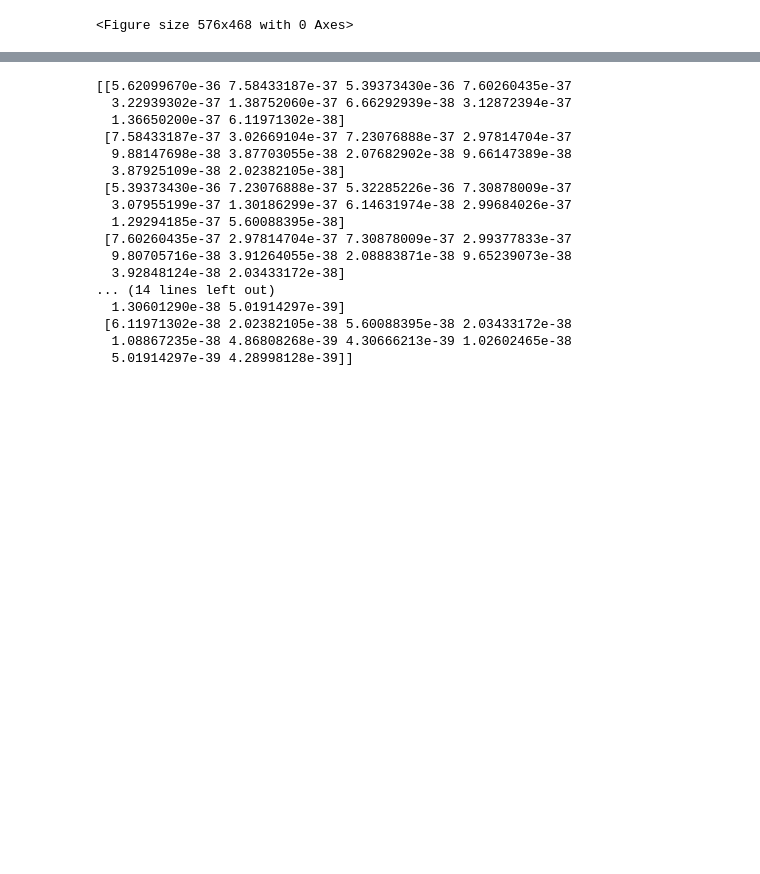
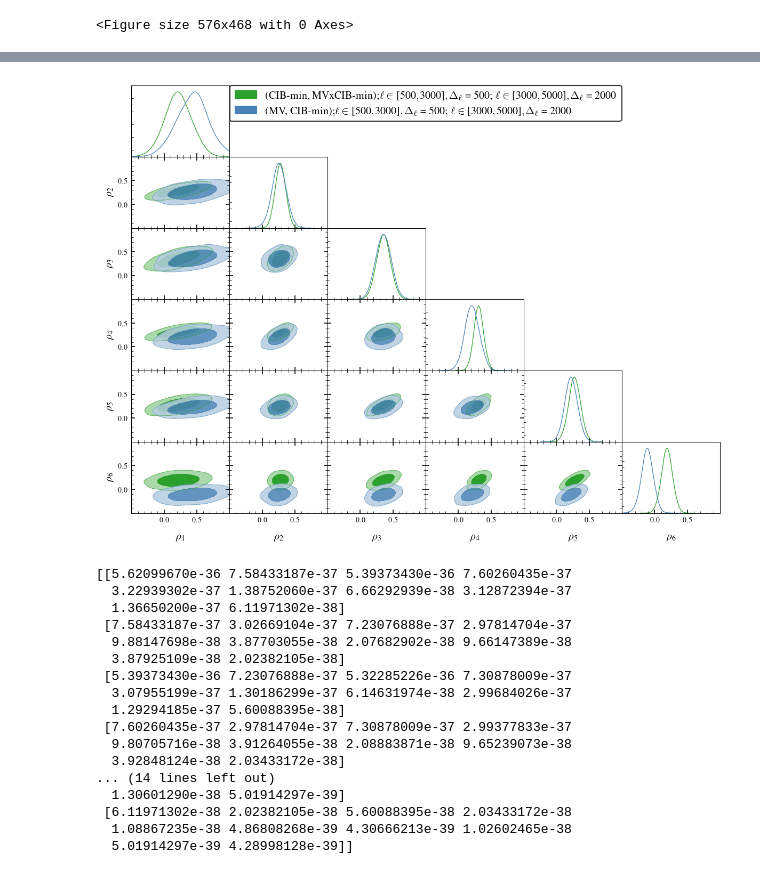
Before and after one commit to sriniraghunathan/tSZ_2pt_SPT_SPIRE, a Jupyter notebook: fit_for_tsz_cib.ipynb, the cells around one changed output, grey strips where cells are left out. Cells and saved outputs as stored; diff of their text form; code cells hidden in the pictures; blank space fills up the shorter version.

Commit message:
plotting

```diff
--- a/fit_for_tsz_cib.ipynb
+++ b/fit_for_tsz_cib.ipynb
@@ -630,0 +635,81 @@ a rho_tsz_cib_1
+# %%
+burn_in_fraction = 0.2
+rcParams['text.usetex'] = True #False
+#rcParams['font.family'] = 'sans-serif'
+#rcParams['font.serif'] = ['Computer Modern Roman']
+
+#chain_name = 'tszcibcorr_mv-mvcrosscibfree_totalbins9_lbins-500to1000-1000to1500-1500to2000-2000to2500-2500to3000-3000to3500-3500to4000-4000to4500-4500to5000'
+#chain_name = 'tszcibcorr_mv-mvcrosscibfree_totalbins6_lbins-500to1000-1000to1500-1500to2000-2000to2500-2500to3000-3000to5000'
+
+#chain_name = 'tszcibcorr_mv-cibfree_totalbins9_lbins-500to1000-1000to1500-1500to2000-2000to2500-2500to3000-3000to3500-3500to4000-4000to4500-4500to5000'
+#chain_name = 'tszcibcorr_mv-cibfree_totalbins6_lbins-500to1000-1000to1500-1500to2000-2000to2500-2500to3000-3000to5000'
+
+#chain_name = 'tszcibcorr_cibfree-mvcrosscibfree_totalbins9_lbins-500to1000-1000to1500-1500to2000-2000to2500-2500to3000-3000to3500-3500to4000-4000to4500-4500to5000'
+chain_name = 'tszcibcorr_cibfree-mvcrosscibfree_totalbins6_lbins-500to1000-1000to1500-1500to2000-2000to2500-2500to3000-3000to5000'
+
+chain_name_arr = ['tszcibcorr_cibfree-mvcrosscibfree_totalbins6_lbins-500to1000-1000to1500-1500to2000-2000to2500-2500to3000-3000to5000',
+                  'tszcibcorr_mv-cibfree_totalbins6_lbins-500to1000-1000to1500-1500to2000-2000to2500-2500to3000-3000to5000',
+                  #'tszcibcorr_mv-mvcrosscibfree_totalbins6_lbins-500to1000-1000to1500-1500to2000-2000to2500-2500to3000-3000to5000',
+                 ]
+
+samples_arr_to_plot = []
+params_arr_to_plot = []
+param_limits_dic = {}
+label_arr = []
+for chain_name in chain_name_arr:
+    total_bins = int( chain_name.split('_')[2].replace('totalbins', '') )
+    chain_fd_and_name = 'results/chains/%s/%s' %(chain_name, chain_name)
+    curr_samples = getdist.mcsamples.loadMCSamples( chain_fd_and_name )
+    curr_samples.removeBurn( burn_in_fraction )
+
+    chain_labval = chain_name.replace('tszcibcorr_', '')
+    chain_labval = chain_labval.replace('mv-cibfree', '(MV, CIB-min);')
+    chain_labval = chain_labval.replace('mv-mvcrosscibfree', '(MV, MVxCIB-min);')
+    chain_labval = chain_labval.replace('cibfree-mvcrosscibfree', '(CIB-min, MVxCIB-min);')
+    chain_labval = chain_labval.replace('_totalbins%s_lbins-' %(total_bins), '')
+    chain_labval = chain_labval.replace('500to1000-1000to1500-1500to2000-2000to2500-2500to3000-3000to3500-3500to4000-4000to4500-4500to5000',
+                                       '$\ell \in [500, 5000], \Delta_{\ell} = 500$')
+    chain_labval = chain_labval.replace('500to1000-1000to1500-1500to2000-2000to2500-2500to3000-3000to5000',
+                                       '$\ell \in [500, 3000], \Delta_{\ell} = 500$; $\ell \in [3000, 5000], \Delta_{\ell} = 2000$' )
+    chain_labval = r'%s' %(chain_labval)
+    label_arr.append( chain_labval )
+
+    #change param str
+    for ppp in curr_samples.paramNames.list():
+        currstrval = curr_samples.paramNames.parWithName(ppp).label
+        mod_currstrval = currstrval.replace('\\rho_{\\rm tSZxCIB_', '\\rho_{')
+        curr_samples.paramNames.parWithName(ppp).label = mod_currstrval
+        param_limits_dic[ppp] = [-0.5, 1.]
+
+    params_to_plot = []
+    for binno in range( total_bins ):
+        params_to_plot.append( 'rho_tsz_cib_%s' %(binno+1) )
+    ##print(params_to_plot); sys.exit()
+
+    '''
+    for ppp in params_to_plot:
+        g = plots.get_single_plotter(width_inch = 3)
+        g.plot_1d( curr_samples, ppp)
+        show()
+    '''
+    samples_arr_to_plot.append( curr_samples )
+    params_arr_to_plot.extend( params_to_plot )
+
+params_arr_to_plot = np.unique( params_arr_to_plot )
+#print( params_arr_to_plot ); sys.exit()
+
+close('all')
+clf()
+g = plots.get_single_plotter(width_inch = 8)
+g.settings.title_limit_fontsize = 20
+g.settings.legend_fontsize = 14
+g.triangle_plot(samples_arr_to_plot, params=params_arr_to_plot,
+                contour_colors=['tab:green', 'steelblue', 'darkorange', 'black'],
+                framealpha = 1.,
+                filled=[True, True, True],
+                param_limits = param_limits_dic,
+                legend_labels = label_arr,
+                )
+
+show()
+# %% [output]
@@ -631,3 +718,4 @@ a rho_tsz_cib_1
+[figure, added]
 # %%
 final_full_sys_cov = full_sys_cov_dic['cib_tweaked_spt_only_max_tweak_0.2'] + \
                 full_sys_cov_dic['rad_tweaked_max_tweak_0.2'] + \
```
Also changed, not shown: parts of 10 cells of this notebook.
